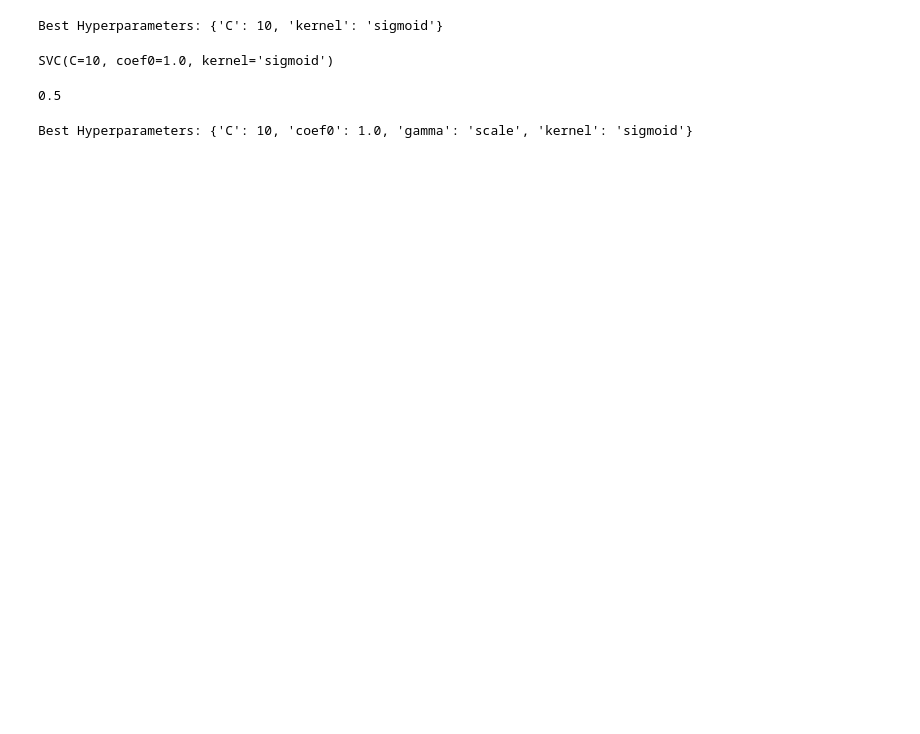
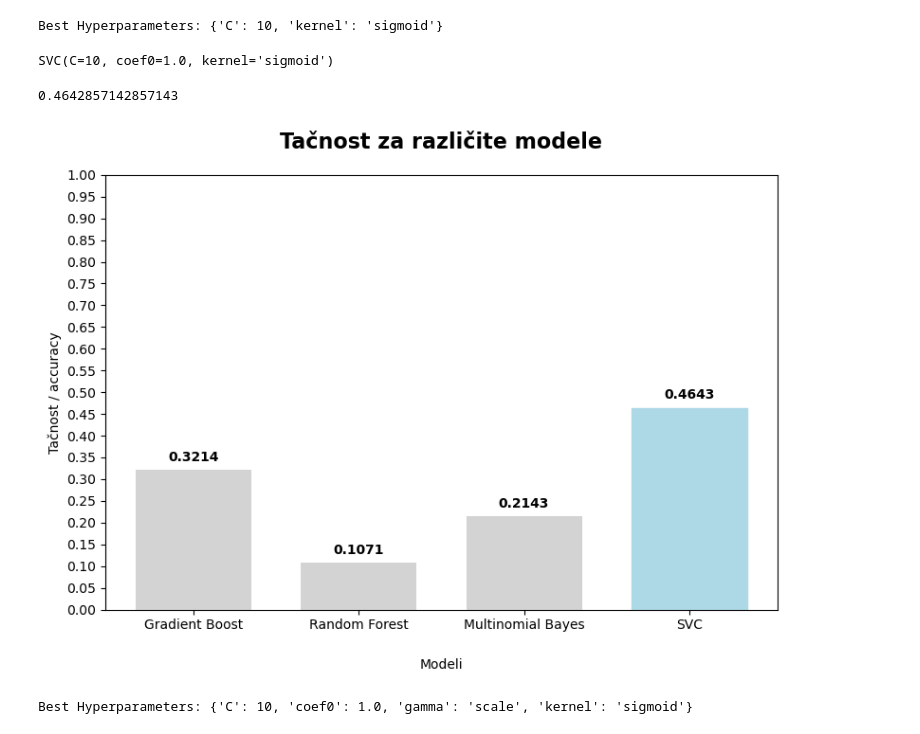
Before and after one commit to jelena3160/AutorshipAttribution, a Jupyter notebook: classla.ipynb, the cells around one changed output. Drawn from its saved outputs; the diff is of its cells as text; code cells hidden in the pictures; blank space fills up the shorter version.

Commit message:
Add plot for accuracy comparison

```diff
--- a/classla.ipynb
+++ b/classla.ipynb
@@ -124,6 +127,6 @@ Best Hyperparameters: {'learning_rate': 0.1, 'max_depth': 3, 'min_samples_leaf':
 model = GradientBoostingClassifier(learning_rate=0.1,max_depth=3,min_samples_split=5, min_samples_leaf=4, n_estimators=100)
 model.fit(X_train, y_train)
 y_pred = model.predict(X_test)
-report = accuracy_score(y_test, y_pred)
-report
+report_gradient = accuracy_score(y_test, y_pred)
+report_gradient
 # %% [output]
@@ -133,6 +136,6 @@ from sklearn.ensemble import RandomForestClassifier
 model1 = RandomForestClassifier(max_depth=5,min_samples_split=15, n_estimators=300)
 model1.fit(X_train, y_train)
 y_pred = model1.predict(X_test)
-report = accuracy_score(y_test, y_pred)
-report
+report_forest = accuracy_score(y_test, y_pred)
+report_forest
 # %% [output]
@@ -142,7 +145,7 @@ classifierMB = MultinomialNB()
 classifierMB.fit(X_train,y_train)
 y_pred = classifierMB.predict(X_test)
 y_pred_train = classifierMB.predict(X_train)
-report = accuracy_score(y_test, y_pred)
+report_multinomial = accuracy_score(y_test, y_pred)
 report1 = accuracy_score(y_train, y_pred_train)
-report
+report_multinomial
 # %% [output]
@@ -179,12 +177,34 @@ svm_model.fit(X_train, y_train)
 # %% [output]
 SVC(C=10, coef0=1.0, kernel='sigmoid')
 # %%
-# Make predictions on the test set
 y_pred = svm_model.predict(X_test)
-accuracy = accuracy_score(y_test, y_pred)
-accuracy
+accuracy_svc = accuracy_score(y_test, y_pred)
+accuracy_svc
 # %% [output]
-0.5
+0.4642857142857143
+# %%
+import matplotlib.pyplot as plt
+
+modeli = ['Gradient Boost', 'Random Forest', 'Multinomial Bayes', 'SVC']
+
+accuracy_scores = [report_gradient,report_forest,report_multinomial,accuracy_svc]
+plt.figure(figsize=(8, 6))
+bars = plt.bar(modeli, accuracy_scores, width=0.7, color=['lightgray', 'lightgray', 'lightgray','lightgray'])
+
+plt.xlabel('Modeli',labelpad=20)
+plt.ylabel('Tačnost / accuracy')
+plt.title('Tačnost za različite modele',fontsize=16, fontweight='bold', pad=20)
+plt.ylim([0, 1])
+plt.yticks([i/100 for i in range(0, 101, 5)])
+max_index = accuracy_scores.index(max(accuracy_scores))
+bars[max_index].set_color('lightblue')
+for i, v in enumerate(accuracy_scores):
+    plt.text(i, v + 0.02, f'{v:.4f}', ha='center', color='black', fontweight='bold')
+
+plt.tight_layout()
+plt.show()
+# %% [output]
+[figure, added]
 # %%
 param_grid = {
     'C': [0.1, 1, 10,20],
```
Also changed, not shown: parts of 13 cells of this notebook, 1 other file.
